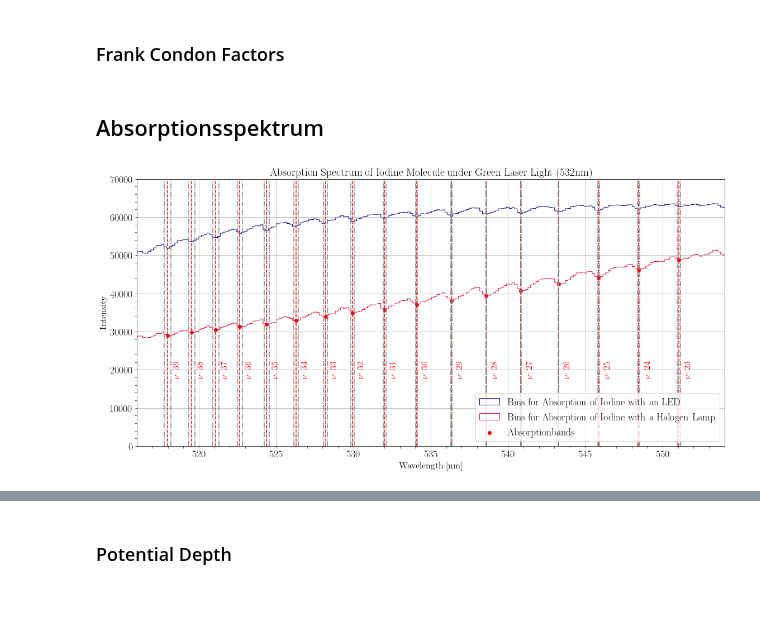
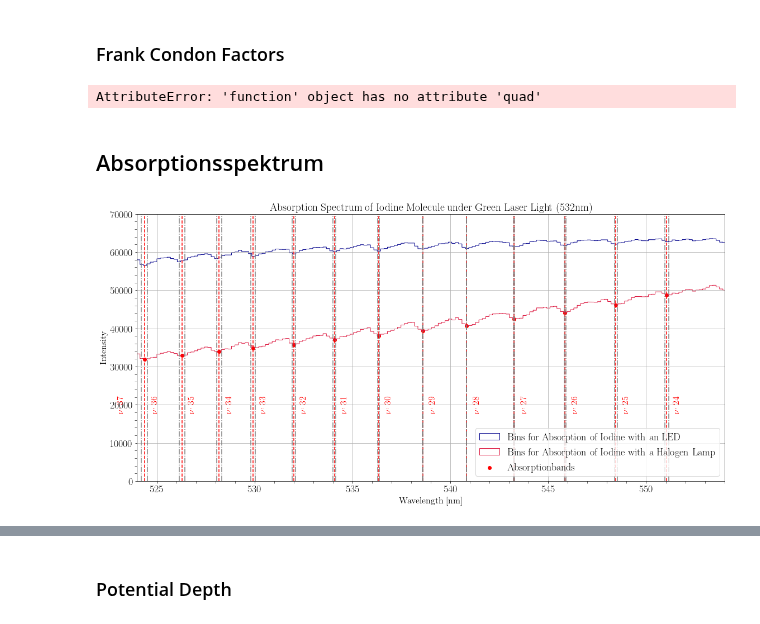
Before and after one commit to MayerPablo/FP, a Jupyter notebook: Jod/Jod.ipynb, the cells around one changed output, grey strips where cells are left out. Drawn from its saved outputs; the diff is of its cells as text; code cells hidden in the pictures.

```diff
--- a/Jod/Jod.ipynb
+++ b/Jod/Jod.ipynb
@@ -453,3 +446,52 @@ FC
+# %%
+redMass = 1.05*1e-25
+wavefunction = nV*Hv*np.exp((r**2)/2)
+nV= 1/np.sqrt((2**v)*(v!)*pc.pi)
+x = (r - r0)/np.sqrt(pc.hbar/np.sqrt(redMass*k))
+
+fCF = scipy.integrate.quad
+# %%
+# das hier sind die fc faktoren
+def func_4(x):
+    x_a = (x-0.03616)/4.99e-3
+    return (0.029*(16*x_a**4-48*x_a**2+12)*np.exp(-1/2*x_a**2))*(0.009*(32*x_a**5-160*x_a**3+120*x_a)*np.exp(-1/2*x_a**2))
+def func_5(x):
+    x_a = (x-0.03616)/4.99e-3
+    N = 1/np.sqrt(2**5*factorial(5)*np.pi)
+    return (0.009*(32*x_a**5-160*x_a**3+120*x_a)*np.exp(-1/2*x_a**2))*(N*(32*x_a**5-160*x_a**3+120*x_a)*np.exp(-1/2*x_a**2))
+def func_6(x):
+    x_a = (x-0.03616)/4.99e-3
+    N = 1/np.sqrt(2**6*factorial(6)*np.pi)
+    return (0.009*(32*x_a**5-160*x_a**3+120*x_a)*np.exp(-1/2*x_a**2))*(N*(64*x**6-480*x**4+720*x**2-120)*np.exp(-1/2*x_a**2))
+def func_7(x):
+    x_a = (x-0.03616)/4.99e-3
+    N = 1/np.sqrt(2**7*factorial(7)*np.pi)
+    return (0.009*(32*x_a**5-160*x_a**3+120*x_a)*np.exp(-1/2*x_a**2))*(N*(128*x**7-1344*x**5+3360*x**3-1680*x)*np.exp(-1/2*x_a**2))
+def func_8(x):
+    x_a = (x-0.03616)/4.99e-3
+    N = 1/np.sqrt(2**8*factorial(8)*np.pi)
+    return (0.009*(32*x_a**5-160*x_a**3+120*x_a)*np.exp(-1/2*x_a**2))*(N*(256*x**8-3584*x**6+13440*x**4-13440*x**2+1680)*np.exp(-1/2*x_a**2))
+def func_9(x):
+    x_a = (x-0.03616)/4.99e-3
+    N = 1/np.sqrt(2**9*factorial(9)*np.pi)
+    return (0.009*(32*x_a**5-160*x_a**3+120*x_a)*np.exp(-1/2*x_a**2))*(N*(512*x**9-9216*x**7+48384*x**5-80640*x**3+30240*x)*np.exp(-1/2*x_a**2))
+
+FCF_4 = quad(func_4, 0.03616, inf)
+FCF_5 = quad(func_5, 0.03616, inf)
+FCF_6 = quad(func_6, 0.03616, inf)
+FCF_7 = quad(func_7, 0.03616, inf)
+FCF_8 = quad(func_8, 0.03616, inf)
+FCF_9 = quad(func_9, 0.03616, inf)
+FCF_4_real = abs(FCF_4[0])
+FCF_5_real = abs(FCF_5[0])
+FCF_6_real = abs(FCF_6[0])
+FCF_7_real = abs(FCF_7[0])
+FCF_8_real = abs(FCF_8[0])
+FCF_9_real = abs(FCF_9[0])
+
+print(FCF_4_real, FCF_5_real, FCF_6_real, FCF_7_real, FCF_8_real, FCF_9_real)
+# %% [output]
+AttributeError: 'function' object has no attribute 'quad'
 # %% [markdown]
 ## Absorptionsspektrum
 # %%
@@ -457,55 +499,55 @@ binsEmissionCal = binsEmission*m + b
 binsEmissionHCal = binsEmissionH*m + b
 binsEmissionHCalErr = binsEmissionH*mErr - bErr
 
-bands = np.array([binsEmissionHCal[694], binsEmissionHCal[703], binsEmissionHCal[712],
+bands = np.array([#binsEmissionHCal[694], binsEmissionHCal[703], binsEmissionHCal[712],
                   binsEmissionHCal[721], binsEmissionHCal[731], binsEmissionHCal[742],
                   binsEmissionHCal[753], binsEmissionHCal[763], binsEmissionHCal[775],
                   binsEmissionHCal[787], binsEmissionHCal[800], binsEmissionHCal[813],
                   binsEmissionHCal[826], binsEmissionHCal[840], binsEmissionHCal[855],
                   binsEmissionHCal[870], binsEmissionHCal[885]])
 
-bandsErr = np.array([binsEmissionHCalErr[694], binsEmissionHCalErr[703], binsEmissionHCalErr[712],
+bandsErr = np.array([#binsEmissionHCalErr[694], binsEmissionHCalErr[703], binsEmissionHCalErr[712],
                   binsEmissionHCalErr[721], binsEmissionHCalErr[731], binsEmissionHCalErr[742],
                   binsEmissionHCalErr[753], binsEmissionHCalErr[763], binsEmissionHCalErr[775],
                   binsEmissionHCalErr[787], binsEmissionHCalErr[800], binsEmissionHCalErr[813],
                   binsEmissionHCalErr[826], binsEmissionHCalErr[840], binsEmissionHCalErr[855],
                   binsEmissionHCalErr[870], binsEmissionHCalErr[885]])
 
-bandsIntensities = np.array([intensitiesEmissionH[694], intensitiesEmissionH[703], intensitiesEmissionH[712],
+bandsIntensities = np.array([#intensitiesEmissionH[694], intensitiesEmissionH[703], intensitiesEmissionH[712],
                              intensitiesEmissionH[721], intensitiesEmissionH[731], intensitiesEmissionH[742],
                              intensitiesEmissionH[753], intensitiesEmissionH[763], intensitiesEmissionH[775],
                              intensitiesEmissionH[787], intensitiesEmissionH[800], intensitiesEmissionH[813],
                              intensitiesEmissionH[826], intensitiesEmissionH[840], intensitiesEmissionH[855],
                              intensitiesEmissionH[870], intensitiesEmissionH[885]])
 
 plt.figure(figsize=(16, 8))
 
 
 plt.hist(binsEmissionCal, bins=nBinsEmission, histtype='step', color='darkblue',
                weights=intensitiesEmission, label=r'Bins for Absorption of Iodine with an LED')
 
 plt.hist(binsEmissionHCal, bins=nBinsEmissionH, histtype='step', color='crimson',
                weights=intensitiesEmissionH, label=r'Bins for Absorption of Iodine with a Halogen Lamp')
 
 plt.scatter(bands,bandsIntensities, color='red', label =r'Absorptionbands')
 
 for i, x in enumerate(bands):
-    plt.text(x+0.3, 2e4, r"$\nu^{,}$ %d" % (39-i), rotation=90, verticalalignment='center', color='r')
+    plt.text(x+0.3, 2e4, r"$\nu^{,}$ %d" % (37-i), rotation=90, verticalalignment='center', color='r')
 
 
 plt.vlines(x=bands, ymin=0, ymax=7e4, color = 'red', ls='--')
 plt.vlines(x=bands+bandsErr, ymin=0, ymax=7e4, color = 'gray', ls='-.')
 plt.vlines(x=bands-bandsErr, ymin=0, ymax=7e4, color = 'gray', ls='-.')
 
-plt.xlim([516, 554])
+plt.xlim([524, 554])
 plt.ylim([0, 7e4])
 
 plt.xlabel(r'Wavelength [nm]')
 plt.ylabel(r'Intensity')
 plt.title("Absorption Spectrum of Iodine Molecule under Green Laser Light (532nm)")
 
 plt.legend(loc=4, fontsize=18)
 plt.show()
 # %% [output]
-[figure, old version]
+[figure, new version]
 # %%
```
Also changed, not shown: parts of 9 cells of this notebook.
